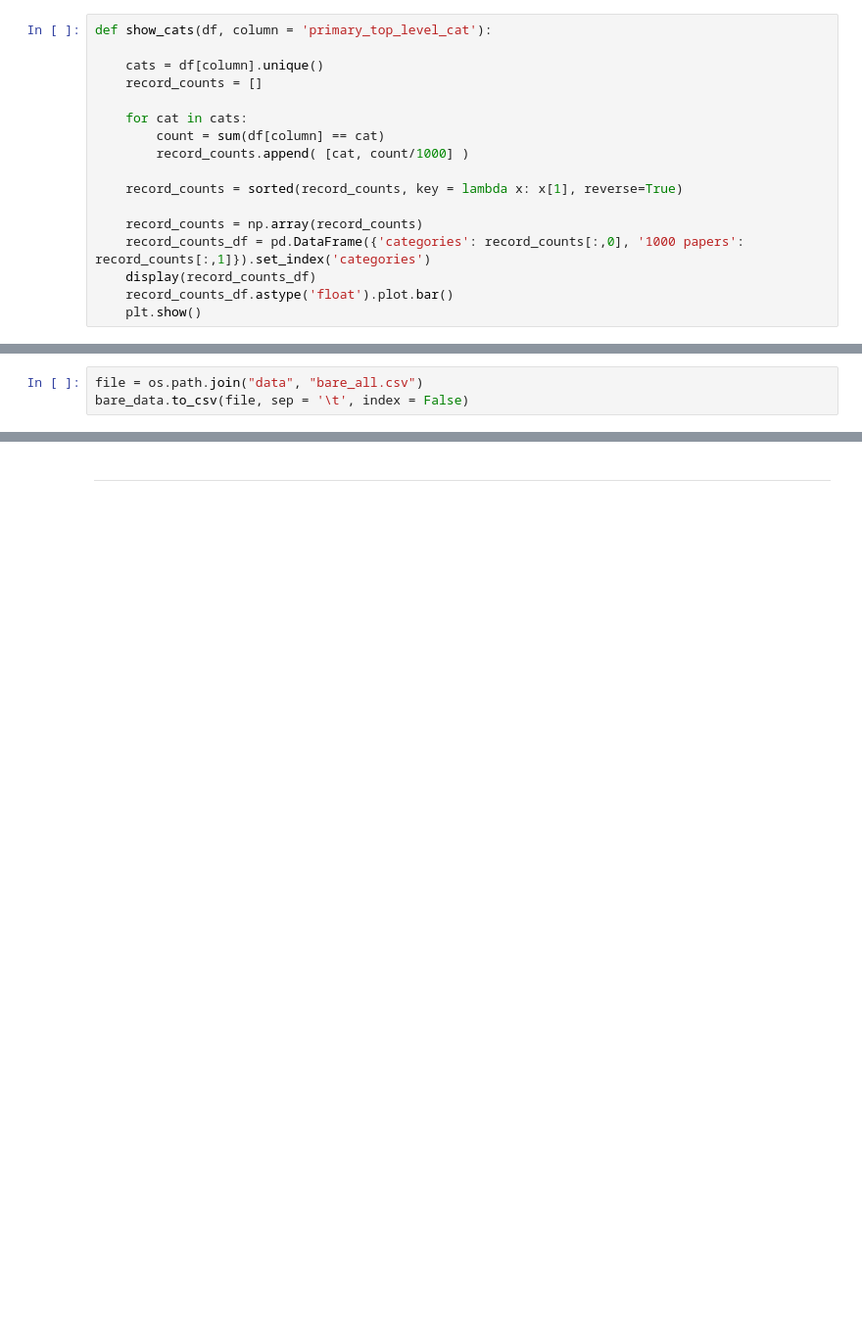
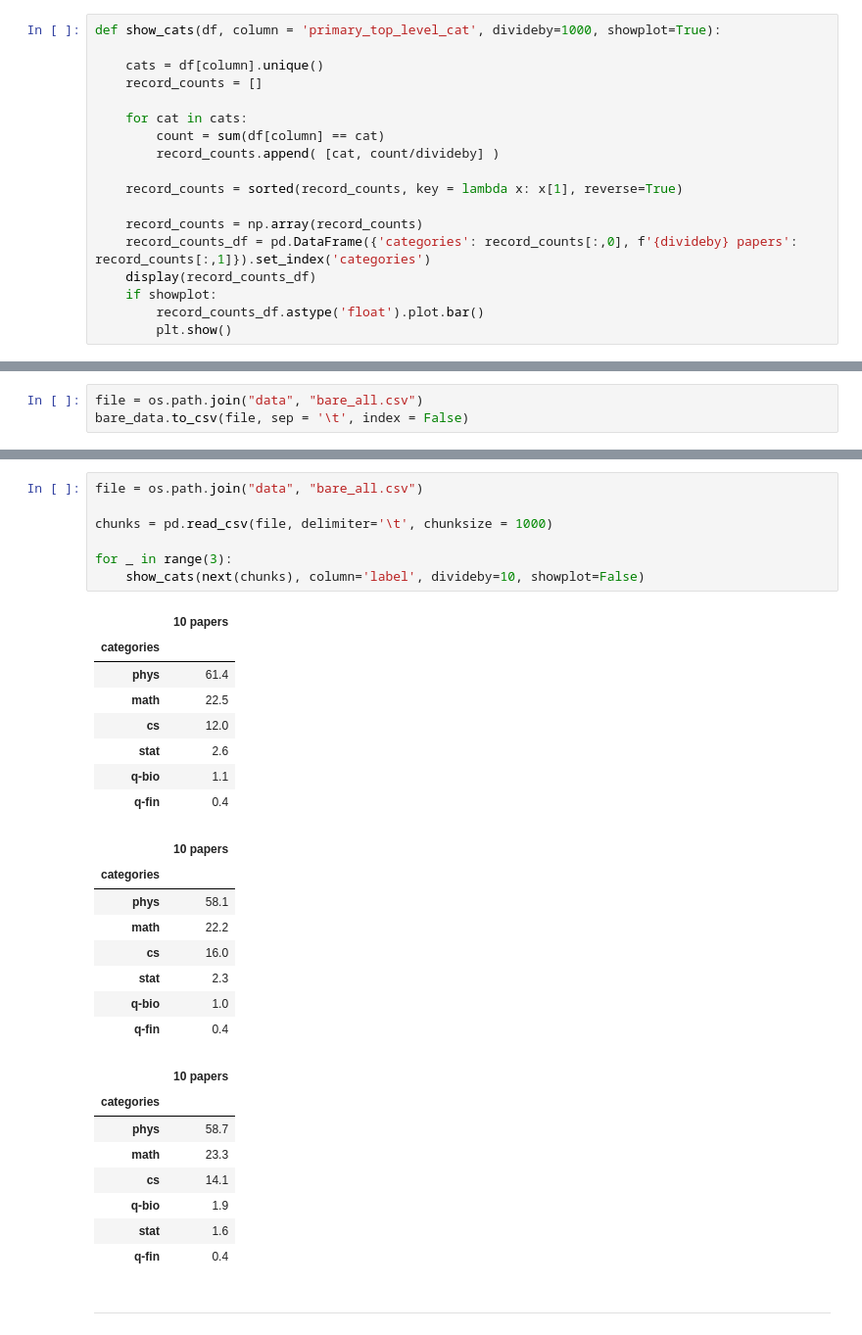
Before and after one commit to olszewskip/ArXiv_Classifier, a Jupyter notebook: arXiv_cleanup.ipynb, the cells around one changed output, grey strips where cells are left out. Shown at 98% size. Saved outputs shown, nothing was run; the diff lists cells and outputs as text; blank space fills up the shorter version.

Commit message:
Test reading in in chunks

```diff
--- a/arXiv_cleanup.ipynb
+++ b/arXiv_cleanup.ipynb
@@ -518,22 +519,23 @@ all_data[all_data.top_level_cats.map(len)>=5]
 # %% [markdown]
 ## Plot the volume of data in each category
 # %%
-def show_cats(df, column = 'primary_top_level_cat'):
+def show_cats(df, column = 'primary_top_level_cat', divideby=1000, showplot=True):
 
     cats = df[column].unique()
     record_counts = []
 
     for cat in cats:
         count = sum(df[column] == cat)
-        record_counts.append( [cat, count/1000] )
+        record_counts.append( [cat, count/divideby] )
 
     record_counts = sorted(record_counts, key = lambda x: x[1], reverse=True)
 
     record_counts = np.array(record_counts)
-    record_counts_df = pd.DataFrame({'categories': record_counts[:,0], '1000 papers': record_counts[:,1]}).set_index('categories')
+    record_counts_df = pd.DataFrame({'categories': record_counts[:,0], f'{divideby} papers': record_counts[:,1]}).set_index('categories')
     display(record_counts_df)
-    record_counts_df.astype('float').plot.bar()
-    plt.show()
+    if showplot:
+        record_counts_df.astype('float').plot.bar()
+        plt.show()
 # %%
 show_cats(all_data)
 # %% [output]
@@ -599,3 +619,35 @@ bare_data.to_csv(file, sep = '\t', index = False)
+# %%
+file = os.path.join("data", "bare_all.csv")
+
+chunks = pd.read_csv(file, delimiter='\t', chunksize = 1000)
+
+for _ in range(3):
+    show_cats(next(chunks), column='label', divideby=10, showplot=False)
+# %% [output]
+|  | 10 papers |
+| categories |  |
+| phys | 61.4 |
+| math | 22.5 |
+| cs | 12.0 |
+| stat | 2.6 |
+| q-bio | 1.1 |
+| q-fin | 0.4 |
+|  | 10 papers |
+| categories |  |
+| phys | 58.1 |
+| math | 22.2 |
+| cs | 16.0 |
+| stat | 2.3 |
+| q-bio | 1.0 |
+| q-fin | 0.4 |
+|  | 10 papers |
+| categories |  |
+| phys | 58.7 |
+| math | 23.3 |
+| cs | 14.1 |
+| q-bio | 1.9 |
+| stat | 1.6 |
+| q-fin | 0.4 |
 # %% [markdown]
 ---
 # %% [markdown]
```
Also changed, not shown: parts of 15 cells of this notebook.
